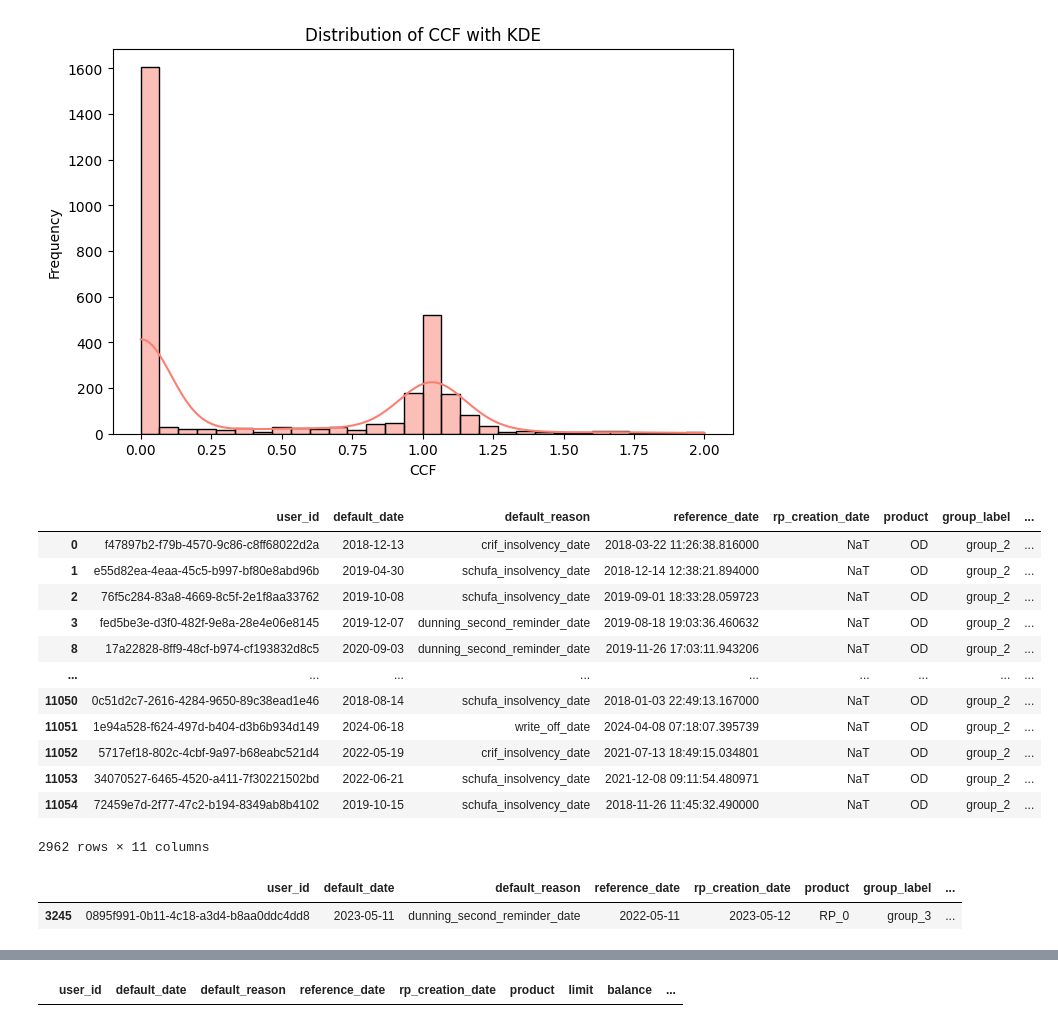
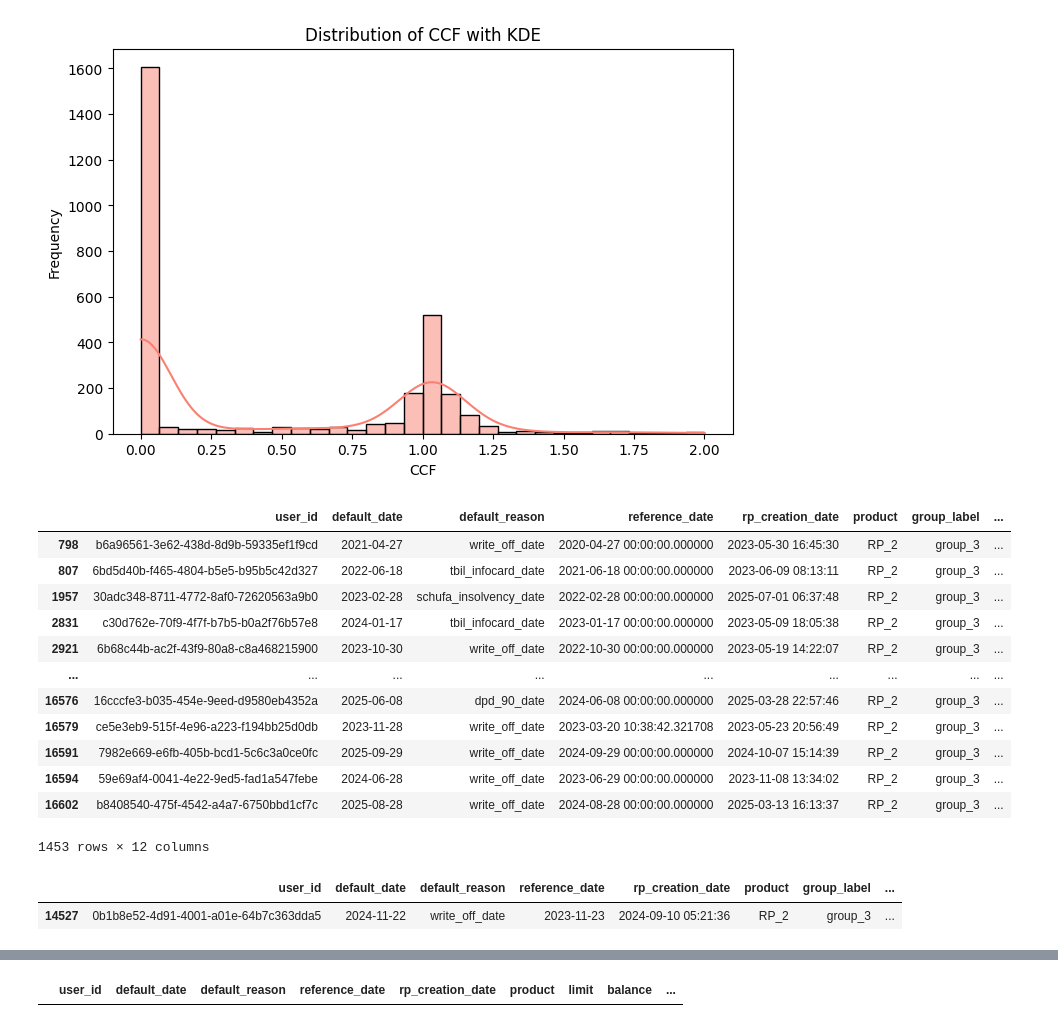
Before and after one commit to ilyakatliaroun26/CCF, a Jupyter notebook: test.ipynb, the cells around one changed output, grey strips where cells are left out. Saved outputs shown, nothing was run; the diff lists cells and outputs as text; code cells hidden in the pictures.

```diff
--- a/test.ipynb
+++ b/test.ipynb
@@ -56,26 +58,26 @@ plt.show()
 [figure]
 [figure]
 # %%
-df[df['group_label'] == 'group_2']
+df[((df['group_label'] == 'group_3') & (df['product']=='RP_2'))]
 # %% [output]
 |  | user_id | default_date | default_reason | reference_date | rp_creation_date | product | group_label | ... |
-| 0 | f47897b2-f79b-4570-9c86-c8ff68022d2a | 2018-12-13 | crif_insolvency_date | 2018-03-22 11:26:38.816000 | NaT | OD | group_2 | ... |
-| 1 | e55d82ea-4eaa-45c5-b997-bf80e8abd96b | 2019-04-30 | schufa_insolvency_date | 2018-12-14 12:38:21.894000 | NaT | OD | group_2 | ... |
-| 2 | 76f5c284-83a8-4669-8c5f-2e1f8aa33762 | 2019-10-08 | schufa_insolvency_date | 2019-09-01 18:33:28.059723 | NaT | OD | group_2 | ... |
-| 3 | fed5be3e-d3f0-482f-9e8a-28e4e06e8145 | 2019-12-07 | dunning_second_reminder_date | 2019-08-18 19:03:36.460632 | NaT | OD | group_2 | ... |
-| 8 | 17a22828-8ff9-48cf-b974-cf193832d8c5 | 2020-09-03 | dunning_second_reminder_date | 2019-11-26 17:03:11.943206 | NaT | OD | group_2 | ... |
+| 798 | b6a96561-3e62-438d-8d9b-59335ef1f9cd | 2021-04-27 | write_off_date | 2020-04-27 00:00:00.000000 | 2023-05-30 16:45:30 | RP_2 | group_3 | ... |
+| 807 | 6bd5d40b-f465-4804-b5e5-b95b5c42d327 | 2022-06-18 | tbil_infocard_date | 2021-06-18 00:00:00.000000 | 2023-06-09 08:13:11 | RP_2 | group_3 | ... |
+| 1957 | 30adc348-8711-4772-8af0-72620563a9b0 | 2023-02-28 | schufa_insolvency_date | 2022-02-28 00:00:00.000000 | 2025-07-01 06:37:48 | RP_2 | group_3 | ... |
+| 2831 | c30d762e-70f9-4f7f-b7b5-b0a2f76b57e8 | 2024-01-17 | tbil_infocard_date | 2023-01-17 00:00:00.000000 | 2023-05-09 18:05:38 | RP_2 | group_3 | ... |
+| 2921 | 6b68c44b-ac2f-43f9-80a8-c8a468215900 | 2023-10-30 | write_off_date | 2022-10-30 00:00:00.000000 | 2023-05-19 14:22:07 | RP_2 | group_3 | ... |
 | ... | ... | ... | ... | ... | ... | ... | ... | ... |
-| 11050 | 0c51d2c7-2616-4284-9650-89c38ead1e46 | 2018-08-14 | schufa_insolvency_date | 2018-01-03 22:49:13.167000 | NaT | OD | group_2 | ... |
-| 11051 | 1e94a528-f624-497d-b404-d3b6b934d149 | 2024-06-18 | write_off_date | 2024-04-08 07:18:07.395739 | NaT | OD | group_2 | ... |
-| 11052 | 5717ef18-802c-4cbf-9a97-b68eabc521d4 | 2022-05-19 | crif_insolvency_date | 2021-07-13 18:49:15.034801 | NaT | OD | group_2 | ... |
-| 11053 | 34070527-6465-4520-a411-7f30221502bd | 2022-06-21 | schufa_insolvency_date | 2021-12-08 09:11:54.480971 | NaT | OD | group_2 | ... |
-| 11054 | 72459e7d-2f77-47c2-b194-8349ab8b4102 | 2019-10-15 | schufa_insolvency_date | 2018-11-26 11:45:32.490000 | NaT | OD | group_2 | ... |
+| 16576 | 16cccfe3-b035-454e-9eed-d9580eb4352a | 2025-06-08 | dpd_90_date | 2024-06-08 00:00:00.000000 | 2025-03-28 22:57:46 | RP_2 | group_3 | ... |
+| 16579 | ce5e3eb9-515f-4e96-a223-f194bb25d0db | 2023-11-28 | write_off_date | 2023-03-20 10:38:42.321708 | 2023-05-23 20:56:49 | RP_2 | group_3 | ... |
+| 16591 | 7982e669-e6fb-405b-bcd1-5c6c3a0ce0fc | 2025-09-29 | write_off_date | 2024-09-29 00:00:00.000000 | 2024-10-07 15:14:39 | RP_2 | group_3 | ... |
+| 16594 | 59e69af4-0041-4e22-9ed5-fad1a547febe | 2024-06-28 | write_off_date | 2023-06-29 00:00:00.000000 | 2023-11-08 13:34:02 | RP_2 | group_3 | ... |
+| 16602 | b8408540-475f-4542-a4a7-6750bbd1cf7c | 2025-08-28 | write_off_date | 2024-08-28 00:00:00.000000 | 2025-03-13 16:13:37 | RP_2 | group_3 | ... |
-2962 rows × 11 columns
+1453 rows × 12 columns
-# %%
-df[df['user_id']=='0895f991-0b11-4c18-a3d4-b8aa0ddc4dd8']
-# %% [output]
-|  | user_id | default_date | default_reason | reference_date | rp_creation_date | product | group_label | ... |
-| 3245 | 0895f991-0b11-4c18-a3d4-b8aa0ddc4dd8 | 2023-05-11 | dunning_second_reminder_date | 2022-05-11 | 2023-05-12 | RP_0 | group_3 | ... |
+# %%
+df[df['user_id']=='0b1b8e52-4d91-4001-a01e-64b7c363dda5']
+# %% [output]
+|  | user_id | default_date | default_reason | reference_date | rp_creation_date | product | group_label | ... |
+| 14527 | 0b1b8e52-4d91-4001-a01e-64b7c363dda5 | 2024-11-22 | write_off_date | 2023-11-23 | 2024-09-10 05:21:36 | RP_2 | group_3 | ... |
 # %%
 df[((df['product'] == 'RP_0') & (df['ead'] == 0))]
 # %% [output]
```
Also changed, not shown: parts of 3 cells of this notebook, 2 other files.
